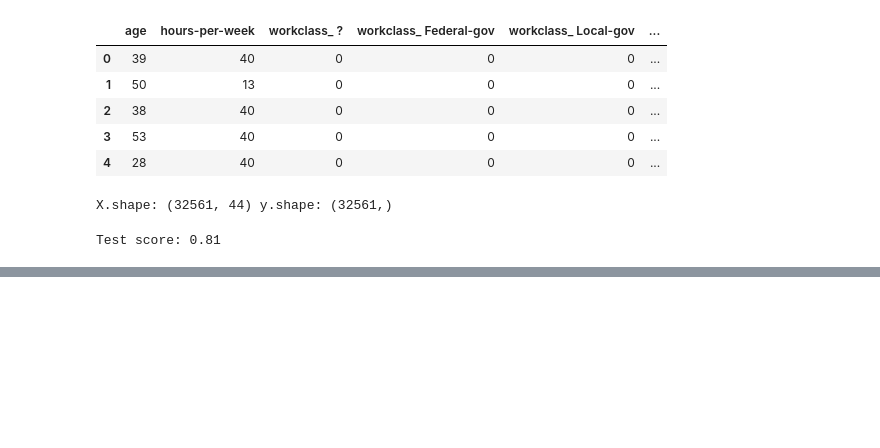
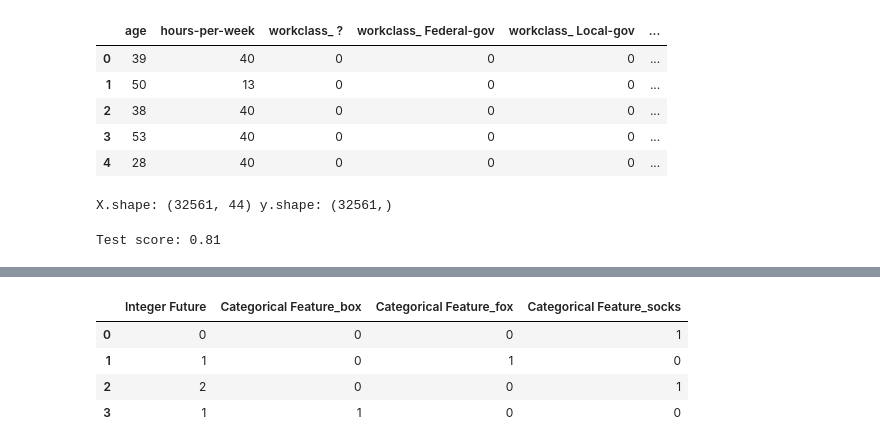
Before and after one commit to yuzuki-yosimura/Introduction-to-Machine-Learning-with-Python, a Jupyter notebook: Chapter4.ipynb, the cells around one changed output, grey strips where cells are left out. Cells and saved outputs as stored; diff of their text form; code cells hidden in the pictures; blank space fills up the shorter version.

```diff
--- a/Chapter4.ipynb
+++ b/Chapter4.ipynb
@@ -59,0 +69,8 @@ Test score: 0.81
+# %%
+pd.get_dummies(demo_df)
+# %% [output]
+|  | Integer Future | Categorical Feature_box | Categorical Feature_fox | Categorical Feature_socks |
+| 0 | 0 | 0 | 0 | 1 |
+| 1 | 1 | 0 | 1 | 0 |
+| 2 | 2 | 0 | 0 | 1 |
+| 3 | 1 | 1 | 0 | 0 |
```
Also changed, not shown: parts of 5 cells of this notebook.
